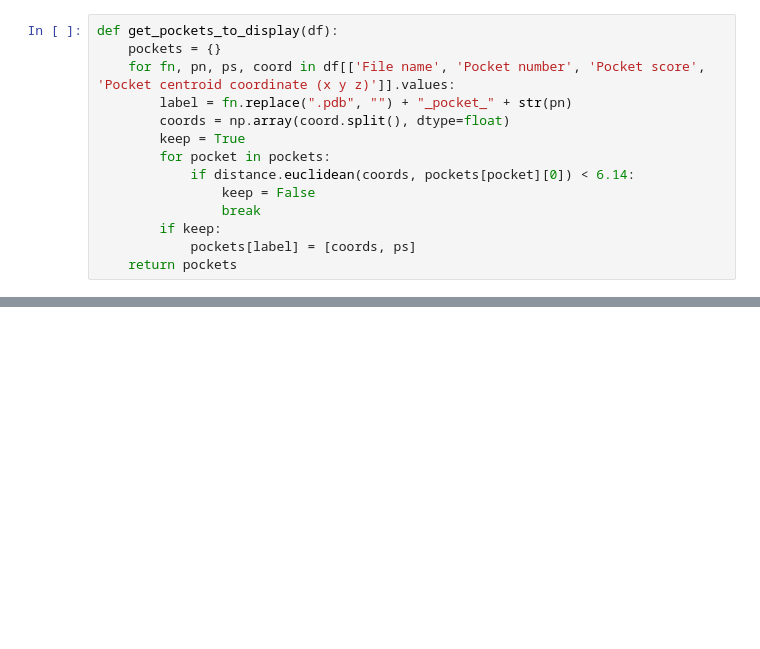
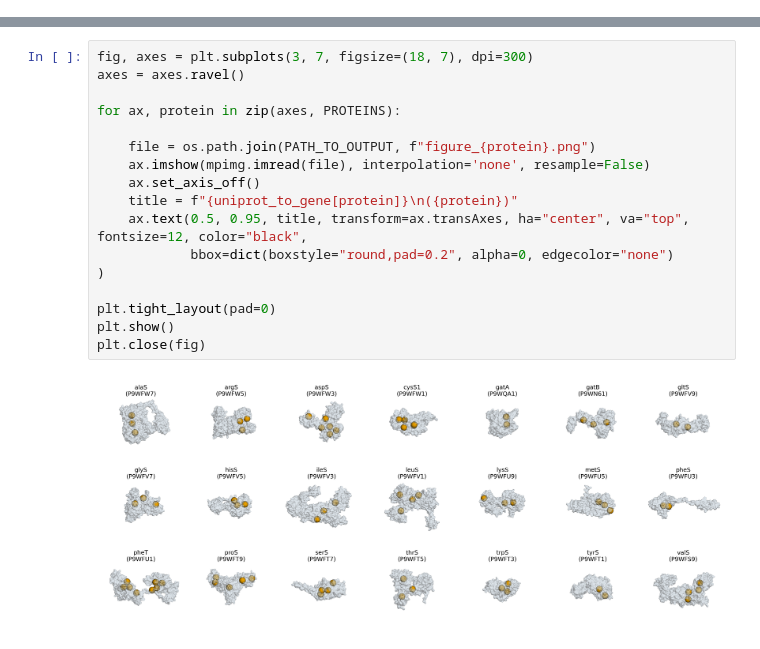
Before and after one commit to ersilia-os/mtb-targeted-protein-degradation, a Jupyter notebook: notebooks/46_protein_visualization.ipynb, the cells around one changed output, grey strips where cells are left out. Drawn from its saved outputs; the diff is of its cells as text; blank space fills up the shorter version.

Commit message:
protein visualisation

```diff
--- a/notebooks/46_protein_visualization.ipynb
+++ b/notebooks/46_protein_visualization.ipynb
@@ -17,17 +69,3 @@ PROTEINS = sorted(set(pocket_detection_data['Uniprot AC']))
-# %%
-def get_pockets_to_display(df):
-    pockets = {}
-    for fn, pn, ps, coord in df[['File name', 'Pocket number', 'Pocket score', 'Pocket centroid coordinate (x y z)']].values:
-        label = fn.replace(".pdb", "") + "_pocket_" + str(pn)
-        coords = np.array(coord.split(), dtype=float)
-        keep = True
-        for pocket in pockets:
-            if distance.euclidean(coords, pockets[pocket][0]) < 6.14:
-                keep = False
-                break
-        if keep:
-            pockets[label] = [coords, ps]
-    return pockets
 # %%
 for protein in PROTEINS:
 
@@ -57,0 +124,19 @@ for protein in PROTEINS:
+# %%
+fig, axes = plt.subplots(3, 7, figsize=(18, 7), dpi=300)
+axes = axes.ravel()
+
+for ax, protein in zip(axes, PROTEINS):
+
+    file = os.path.join(PATH_TO_OUTPUT, f"figure_{protein}.png")
+    ax.imshow(mpimg.imread(file), interpolation='none', resample=False)
+    ax.set_axis_off()
+    title = f"{uniprot_to_gene[protein]}\n({protein})"
+    ax.text(0.5, 0.95, title, transform=ax.transAxes, ha="center", va="top", fontsize=12, color="black",
+            bbox=dict(boxstyle="round,pad=0.2", alpha=0, edgecolor="none")
+)
+
+plt.tight_layout(pad=0)
+plt.show()
+plt.close(fig)
+# %% [output]
+[figure, added]
```
Also changed, not shown: parts of 3 cells of this notebook, 1 other file.
